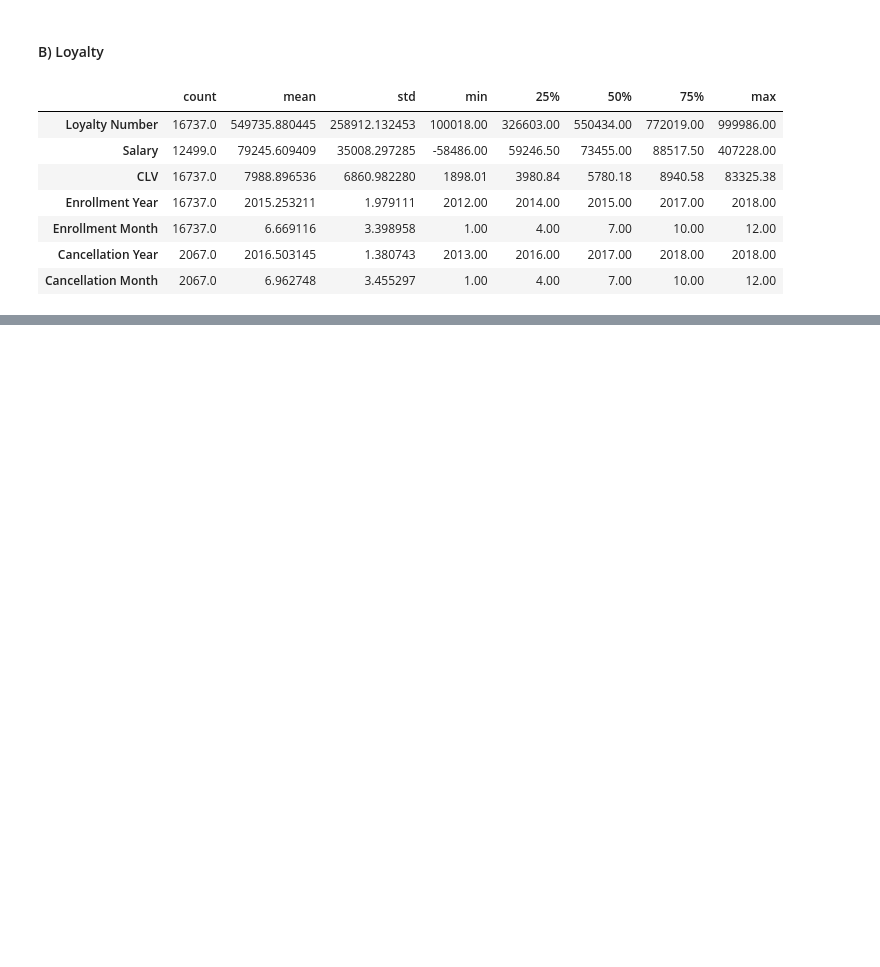
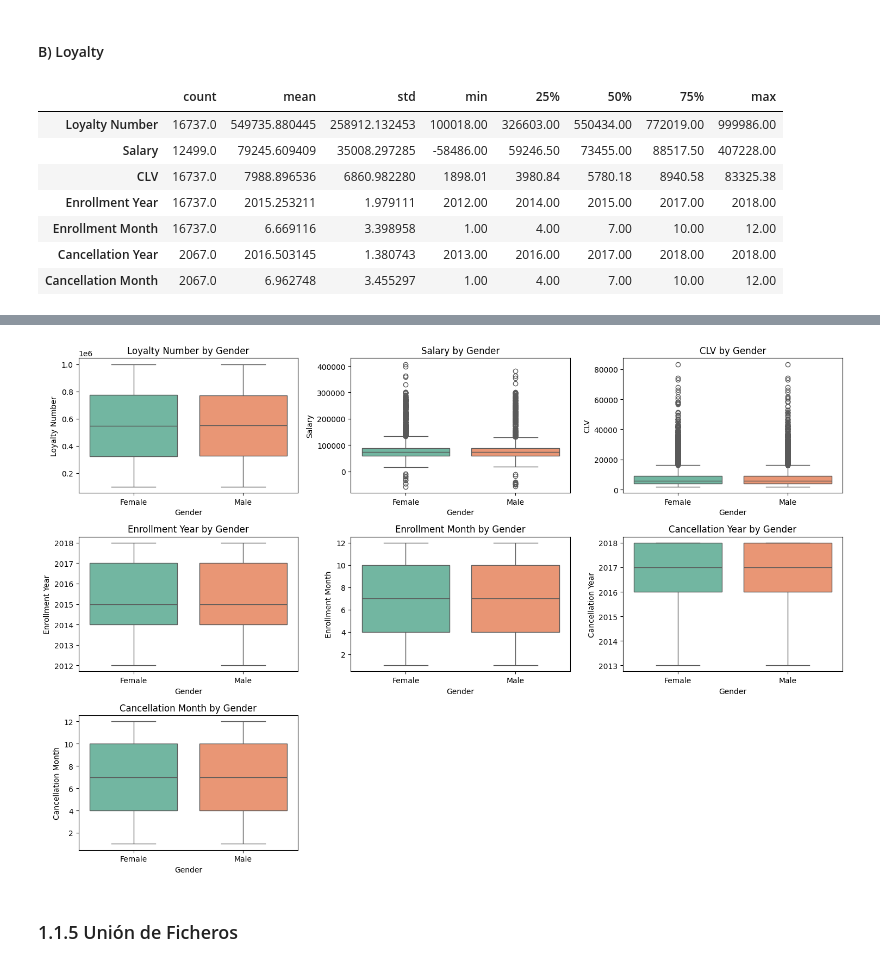
Before and after one commit to Adalab/bda-modulo-3-evaluacion-final-TeresaAdalab, a Jupyter notebook: Evaluacion Final Modulo 3.ipynb, the cells around one changed output, grey strips where cells are left out. Saved outputs shown, nothing was run; the diff lists cells and outputs as text; code cells hidden in the pictures; blank space fills up the shorter version.

```diff
--- a/Evaluacion Final Modulo 3.ipynb
+++ b/Evaluacion Final Modulo 3.ipynb
@@ -351,0 +459,30 @@ loyalty.describe().T
+# %%
+
+numeric_columns = loyalty.select_dtypes(include='number').columns
+categorical_column = 'Gender'
+
+# Configurar el tamaño de la figura según el número de columnas numéricas
+num_plots = len(numeric_columns)
+num_cols = 3  # Número de columnas en la disposición de subplots
+num_rows = (num_plots // num_cols) + (num_plots % num_cols)  # Calcular el número de filas
+
+# Configurar el tamaño de la figura
+plt.figure(figsize=(15, 10))
+
+# Iterar sobre cada variable numérica y crear un boxplot por género
+for i, col in enumerate(numeric_columns):
+    plt.subplot(num_rows, num_cols, i + 1)
+    sns.boxplot(x=categorical_column, y=col, data=loyalty, palette='Set2')
+    plt.xlabel(categorical_column)
+    plt.ylabel(col)
+    plt.title(f'{col} by {categorical_column}')
+
+# Ajustar el espacio entre subplots para evitar superposiciones
+plt.tight_layout()
+
+# Mostrar los boxplots
+plt.show()
+# %% [output]
+[figure, added]
+# %% [markdown]
+###  1.1.5 Unión de Ficheros
```
Also changed, not shown: parts of 8 cells of this notebook.
